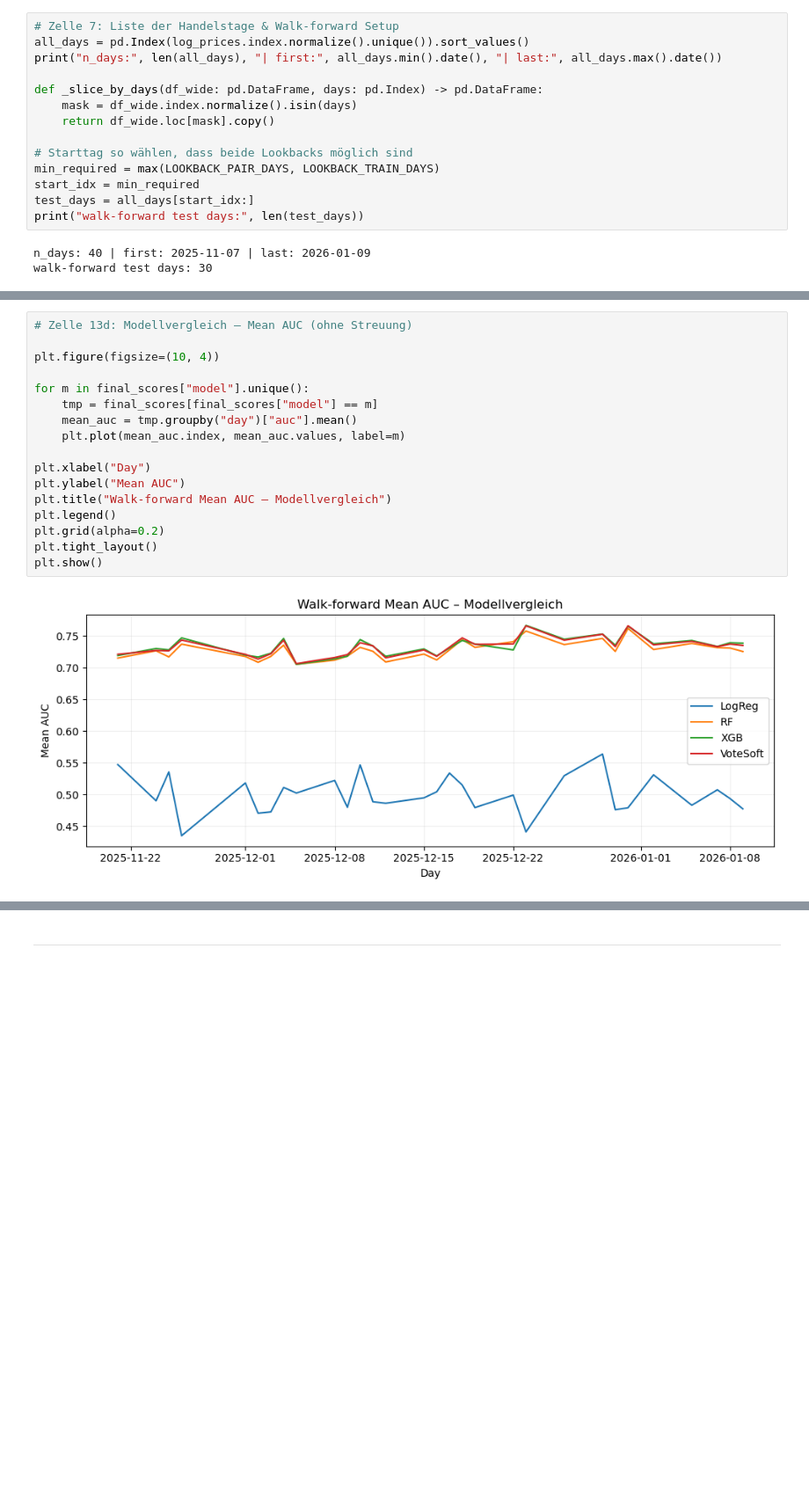
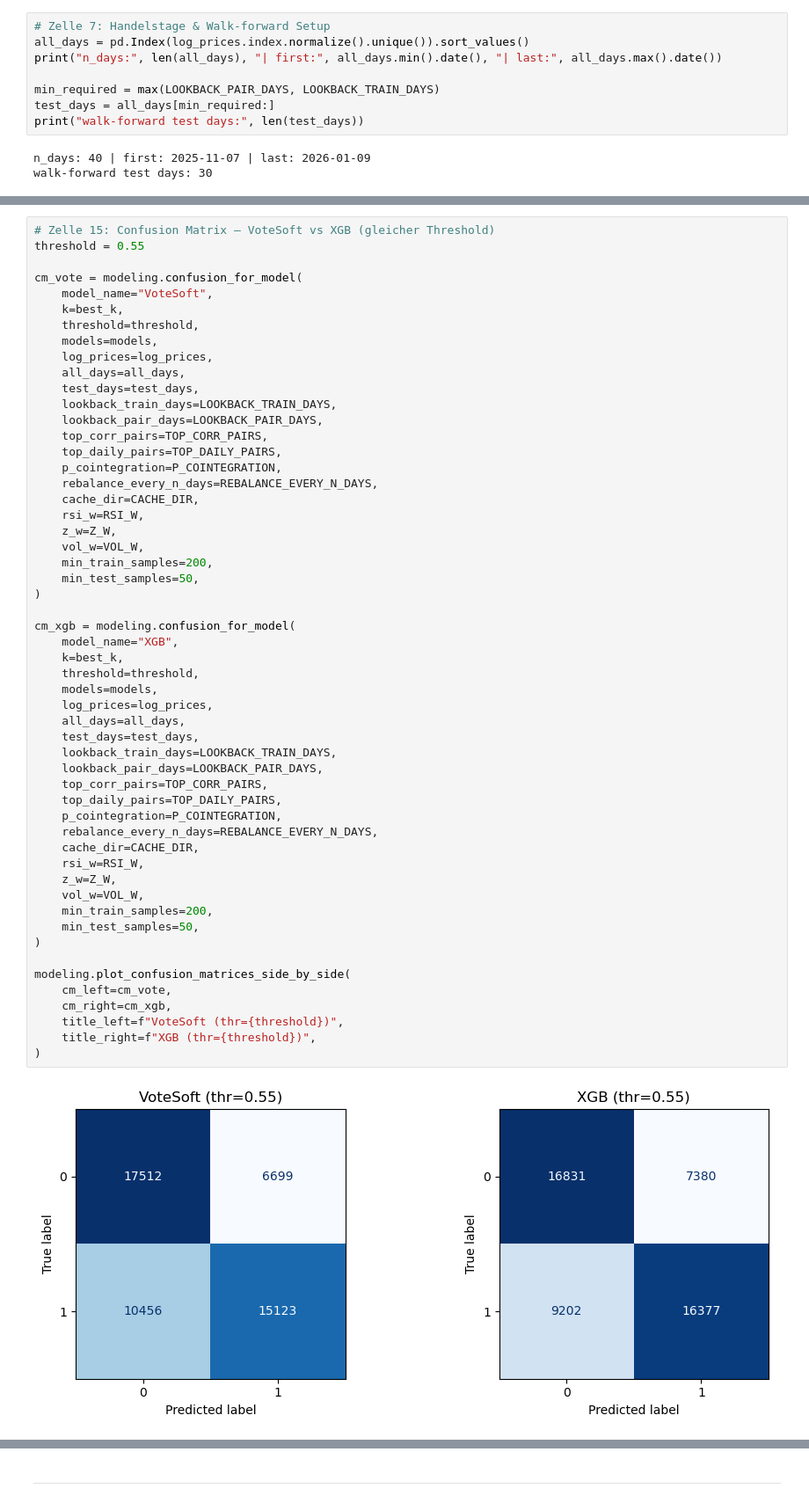
Before and after one commit to RyanMikus/pairs_trading_ml_hs25, a Jupyter notebook: 05_Modellierung.ipynb, the cells around one changed output, grey strips where cells are left out. Shown at 88% size. Drawn from its saved outputs; the diff is of its cells as text; blank space fills up the shorter version.

```diff
--- a/05_Modellierung.ipynb
+++ b/05_Modellierung.ipynb
@@ -278,16 +148,10 @@ def build_Xy_from_feature_panel(
 # %%
-# Zelle 7: Liste der Handelstage & Walk-forward Setup
+# Zelle 7: Handelstage & Walk-forward Setup
 all_days = pd.Index(log_prices.index.normalize().unique()).sort_values()
 print("n_days:", len(all_days), "| first:", all_days.min().date(), "| last:", all_days.max().date())
 
-def _slice_by_days(df_wide: pd.DataFrame, days: pd.Index) -> pd.DataFrame:
-    mask = df_wide.index.normalize().isin(days)
-    return df_wide.loc[mask].copy()
-
-# Starttag so wählen, dass beide Lookbacks möglich sind
 min_required = max(LOOKBACK_PAIR_DAYS, LOOKBACK_TRAIN_DAYS)
-start_idx = min_required
-test_days = all_days[start_idx:]
+test_days = all_days[min_required:]
 print("walk-forward test days:", len(test_days))
 # %% [output]
 n_days: 40 | first: 2025-11-07 | last: 2026-01-09
@@ -621,19 +438,56 @@ plt.show()
 # %%
-# Zelle 13d: Modellvergleich – Mean AUC (ohne Streuung)
+# Zelle 15: Confusion Matrix – VoteSoft vs XGB (gleicher Threshold)
+threshold = 0.55
 
-plt.figure(figsize=(10, 4))
+cm_vote = modeling.confusion_for_model(
+    model_name="VoteSoft",
+    k=best_k,
+    threshold=threshold,
+    models=models,
+    log_prices=log_prices,
+    all_days=all_days,
+    test_days=test_days,
+    lookback_train_days=LOOKBACK_TRAIN_DAYS,
+    lookback_pair_days=LOOKBACK_PAIR_DAYS,
+    top_corr_pairs=TOP_CORR_PAIRS,
+    top_daily_pairs=TOP_DAILY_PAIRS,
+    p_cointegration=P_COINTEGRATION,
+    rebalance_every_n_days=REBALANCE_EVERY_N_DAYS,
+    cache_dir=CACHE_DIR,
+    rsi_w=RSI_W,
+    z_w=Z_W,
+    vol_w=VOL_W,
+    min_train_samples=200,
+    min_test_samples=50,
+)
 
-for m in final_scores["model"].unique():
-    tmp = final_scores[final_scores["model"] == m]
-    mean_auc = tmp.groupby("day")["auc"].mean()
-    plt.plot(mean_auc.index, mean_auc.values, label=m)
+cm_xgb = modeling.confusion_for_model(
+    model_name="XGB",
+    k=best_k,
+    threshold=threshold,
+    models=models,
+    log_prices=log_prices,
+    all_days=all_days,
+    test_days=test_days,
+    lookback_train_days=LOOKBACK_TRAIN_DAYS,
+    lookback_pair_days=LOOKBACK_PAIR_DAYS,
+    top_corr_pairs=TOP_CORR_PAIRS,
+    top_daily_pairs=TOP_DAILY_PAIRS,
+    p_cointegration=P_COINTEGRATION,
+    rebalance_every_n_days=REBALANCE_EVERY_N_DAYS,
+    cache_dir=CACHE_DIR,
+    rsi_w=RSI_W,
+    z_w=Z_W,
+    vol_w=VOL_W,
+    min_train_samples=200,
+    min_test_samples=50,
+)
 
-plt.xlabel("Day")
-plt.ylabel("Mean AUC")
-plt.title("Walk-forward Mean AUC – Modellvergleich")
-plt.legend()
-plt.grid(alpha=0.2)
-plt.tight_layout()
-plt.show()
+modeling.plot_confusion_matrices_side_by_side(
+    cm_left=cm_vote,
+    cm_right=cm_xgb,
+    title_left=f"VoteSoft (thr={threshold})",
+    title_right=f"XGB (thr={threshold})",
+)
 # %% [output]
-[figure, old version]
+[figure, new version]
```
Also changed, not shown: parts of 28 cells of this notebook, 8 other files.
